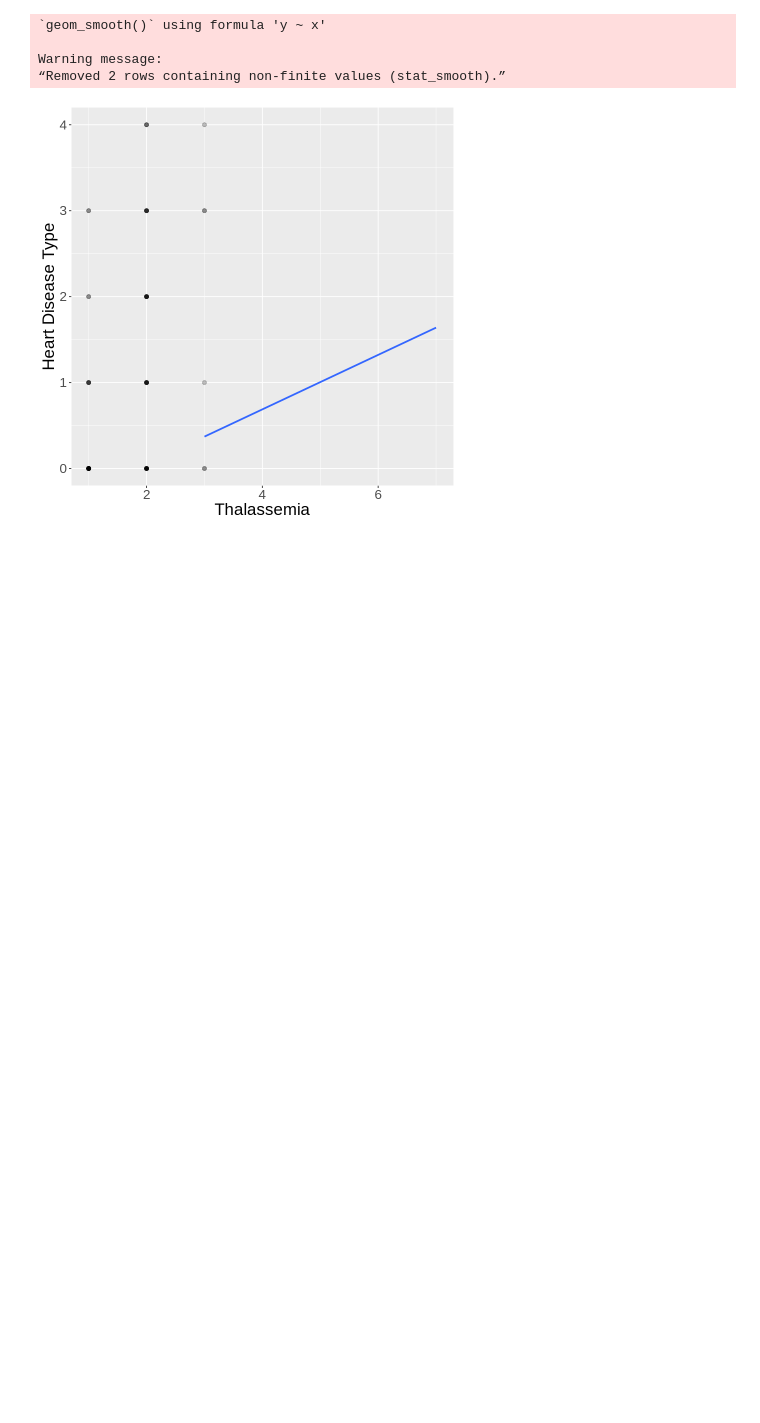
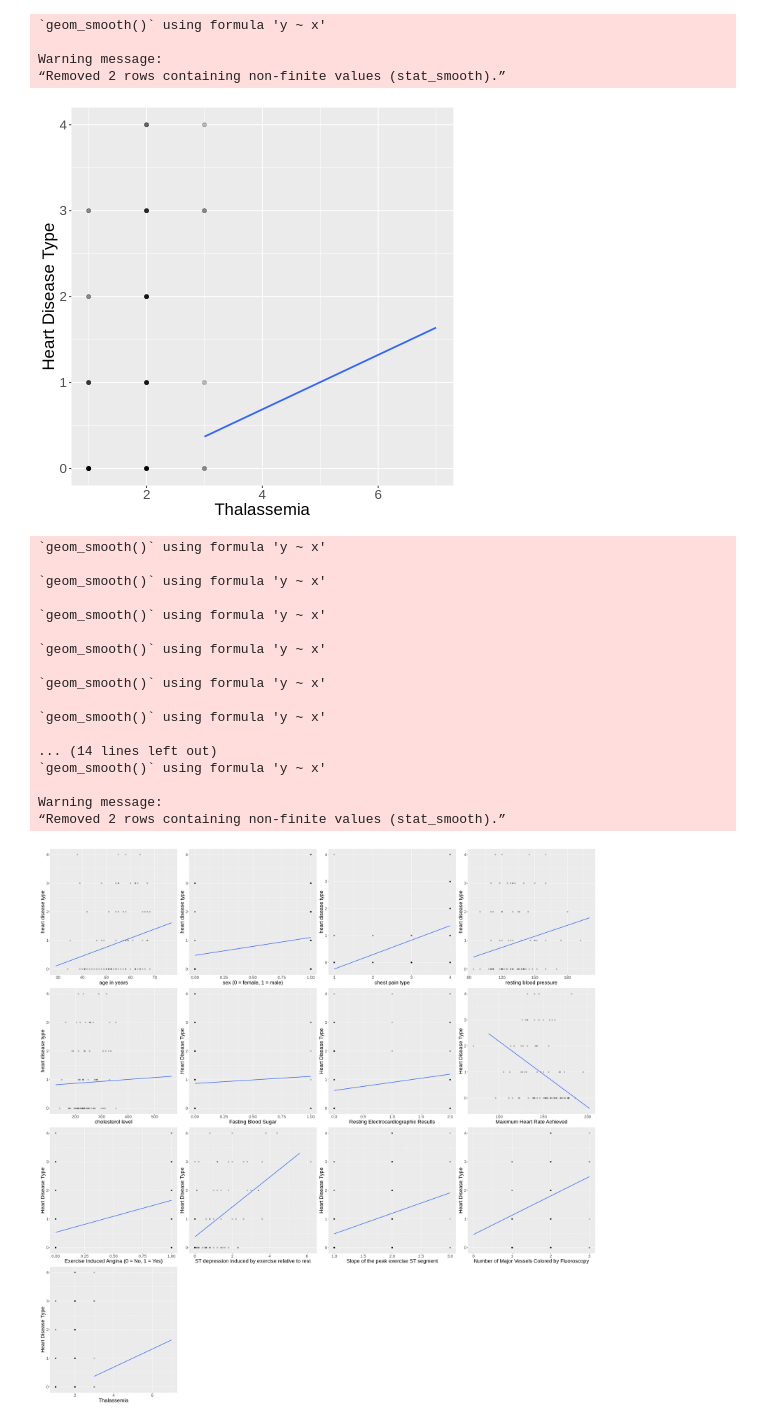
Before and after one commit to sherrii-Xia/DSCI_100_WT2, a Jupyter notebook: project/Regression.ipynb, the cells around one changed output. Drawn from its saved outputs; the diff is of its cells as text; code cells hidden in the pictures; blank space fills up the shorter version.

Commit message:
made graphs for them all
Thalassemia is messed up

```diff
--- a/project/Regression.ipynb
+++ b/project/Regression.ipynb
@@ -604,3 +604,31 @@ Warning message:
 logistic_spec <- logistic_reg() |>
     set_engine("glm", family = "binomial" ) |>
     set_mode("classification")
+# %%
+#plots lined up (age	sex	cp	trestbps	chol	fbs	restecg	thalach	exang	oldpeak	slope	ca	thal)
+library(patchwork)
+options(repr.plot.width = 30, repr.plot.height = 30)
+lm_predictions_age + lm_predictions_sex + lm_predictions_cp + lm_predictions_trestbps +
+lm_predictions_chol + lm_predictions_fbs +  lm_predictions_restecg + lm_predictions_thalach +
+lm_predictions_exang + lm_predictions_oldpeak + lm_predictions_slope + lm_predictions_ca +
+lm_predictions_thal +
+plot_layout(ncol = 4, heights = rep(2, 4), widths = rep(2, 4))
+# %% [output]
+`geom_smooth()` using formula 'y ~ x'
+
+`geom_smooth()` using formula 'y ~ x'
+
+`geom_smooth()` using formula 'y ~ x'
+
+`geom_smooth()` using formula 'y ~ x'
+
+`geom_smooth()` using formula 'y ~ x'
+
+`geom_smooth()` using formula 'y ~ x'
+
+... (14 lines left out)
+`geom_smooth()` using formula 'y ~ x'
+
+Warning message:
+“Removed 2 rows containing non-finite values (stat_smooth).”
+[figure, added]
```
